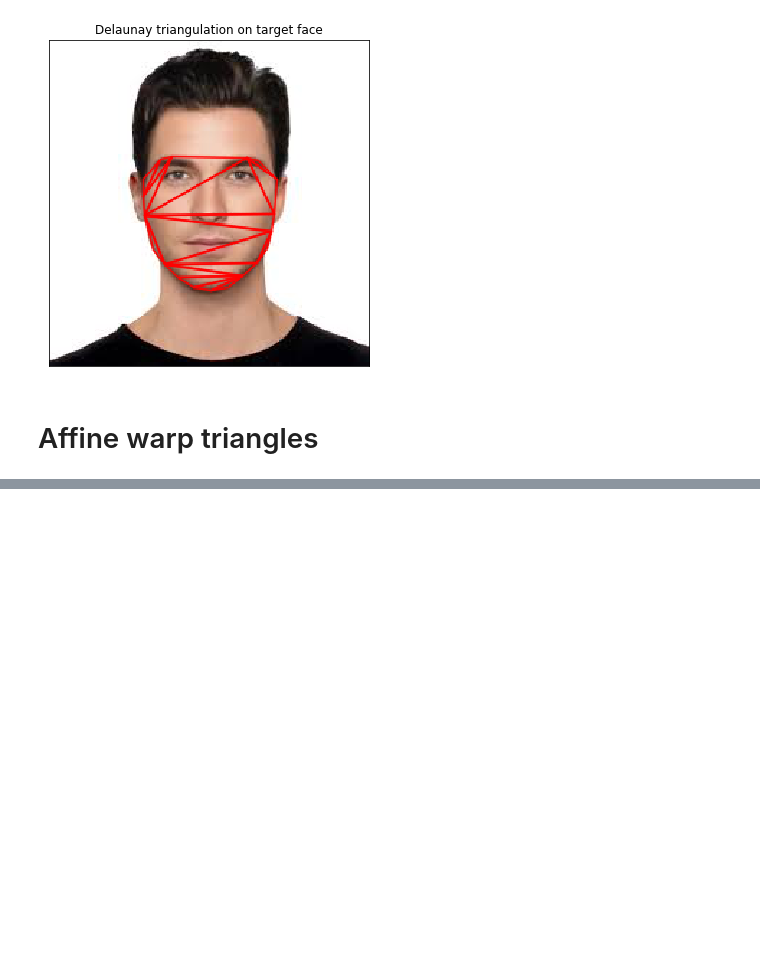
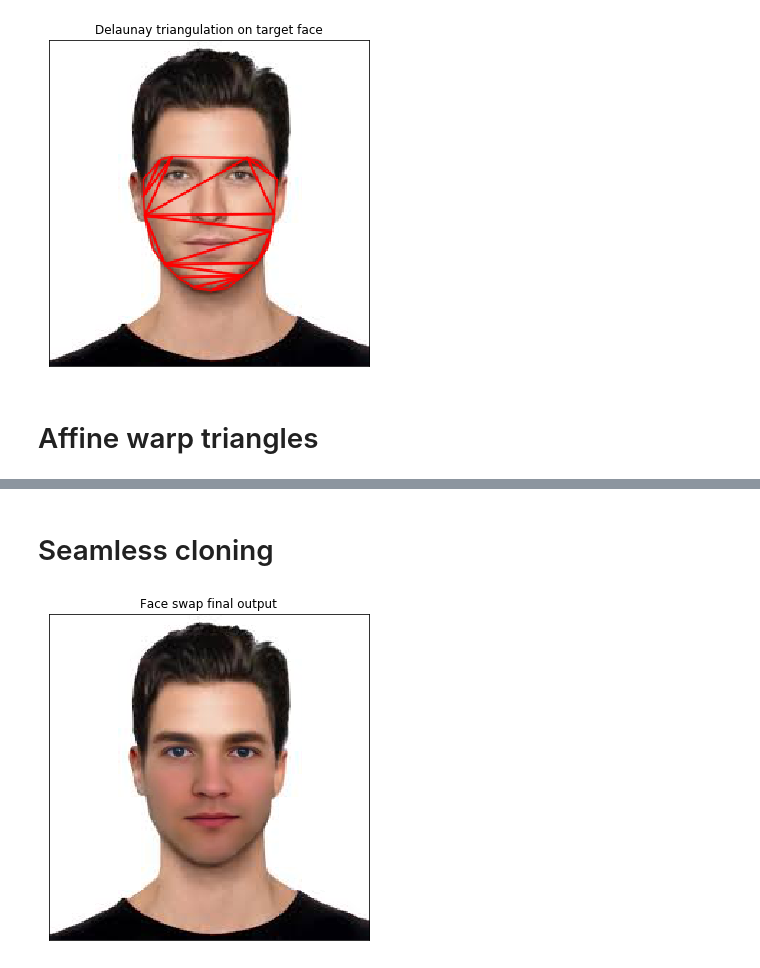
Before and after one commit to betogaona7/hairstyle, a Jupyter notebook: FS-Warping-Technique/Image-warping.ipynb, the cells around one changed output, grey strips where cells are left out. Drawn from its saved outputs; the diff is of its cells as text; code cells hidden in the pictures; blank space fills up the shorter version.

Commit message:
implement seamless cloning

```diff
--- a/FS-Warping-Technique/Image-warping.ipynb
+++ b/FS-Warping-Technique/Image-warping.ipynb
@@ -179,0 +180,18 @@ plot_img(d_image, 'Face swap output')
+# %% [markdown]
+# Seamless cloning
+# %%
+def seamless_cloning(swp_image, dst_image, dst_cvxhull_points):
+    cvxhull = []
+    for i in range(len(dst_cvxhull_points)):
+        cvxhull.append((dst_cvxhull_points[i][0], dst_cvxhull_points[i][1]))
+    mask = np.zeros(dst_img.shape, dtype=dst_img.dtype)
+    cv2.fillConvexPoly(mask, np.int32(cvxhull), (255,255,255))
+    r = cv2.boundingRect(np.float32([dst_cvxhull_points]))
+    center = ((r[0]+int(r[2]/2), r[1]+int(r[3]/2)))
+    output = cv2.seamlessClone(np.uint8(np.copy(swp_image)), dst_img, mask, center, cv2.NORMAL_CLONE)
+    return output
+
+swapped_face = seamless_cloning(d_image, dst_img, dst_cvxhull_points)
+plot_img(swapped_face, 'Face swap final output')
+# %% [output]
+[figure, added]
```
Also changed, not shown: parts of 1 cell of this notebook.
